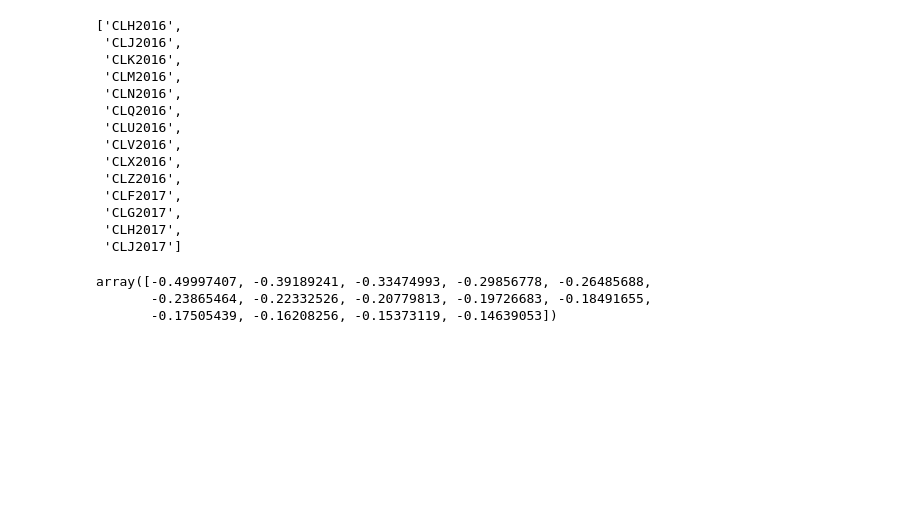
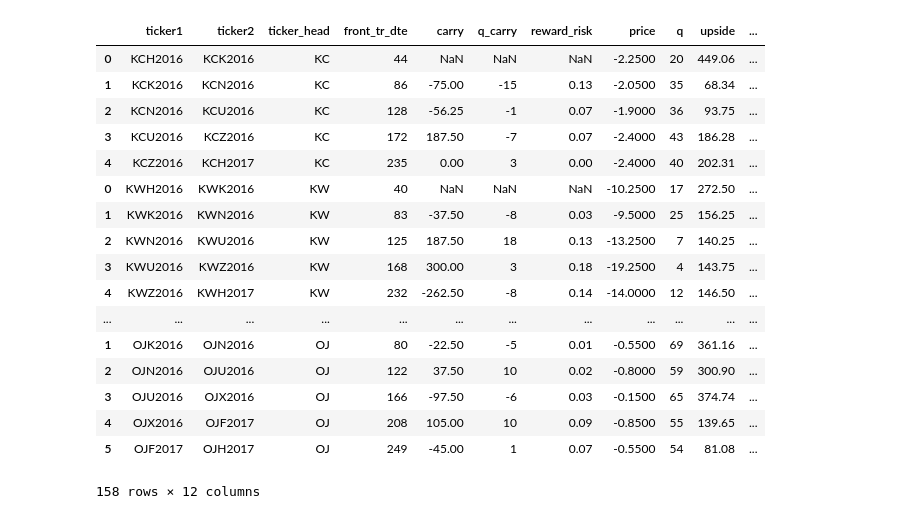
Before and after one commit to d0p34m1n3/repo_barbarossa, a Jupyter notebook: PycharmProjects/quandl/Untitled.ipynb, the cells around one changed output. Saved outputs shown, nothing was run; the diff lists cells and outputs as text; code cells hidden in the pictures; blank space fills up the shorter version.

Commit message:
mlk weekend work includes carry findings

```diff
--- a/PycharmProjects/quandl/Untitled.ipynb
+++ b/PycharmProjects/quandl/Untitled.ipynb
@@ -33,34 +12,0 @@ Name: change5, dtype: float64
-# %%
-import pandas as pd
-wuhu = [rolling_data[x]['close_price']/rolling_data[x+1]['close_price'] for x in range(len(rolling_data)-1)]
-merged_data = pd.concat(wuhu,axis=1)
-yield_data = merged_data.values
-
-wuhu = [rolling_data[x]['change5']-rolling_data[x+1]['change5'] for x in range(len(rolling_data)-1)]
-merged_data = pd.concat(wuhu,axis=1)
-change5_data = merged_data.values
-
-wuhu = [rolling_data[x]['tr_dte'] for x in range(len(rolling_data)-1)]
-merged_data = pd.concat(wuhu,axis=1)
-tr_dte_data = merged_data.values
-
-wuhu = [rolling_data[x]['cont_indx'] for x in range(len(rolling_data)-1)]
-merged_data = pd.concat(wuhu,axis=1)
-cont_indx_data = merged_data.values
-
-[rolling_data[x]['ticker'][-1] for x in range(len(rolling_data)-1)]
-# %% [output]
-['CLH2016',
- 'CLJ2016',
- 'CLK2016',
- 'CLM2016',
- 'CLN2016',
- 'CLQ2016',
- 'CLU2016',
- 'CLV2016',
- 'CLX2016',
- 'CLZ2016',
- 'CLF2017',
- 'CLG2017',
- 'CLH2017',
- 'CLJ2017']
@@ -70,6 +13,27 @@ pca_out = stats.get_pca(data_input=yield_data,n_components=2)
-# %%
-pca_out['loadings'][0]
-# %% [output]
-array([-0.49997407, -0.39189241, -0.33474993, -0.29856778, -0.26485688,
-       -0.23865464, -0.22332526, -0.20779813, -0.19726683, -0.18491655,
-       -0.17505439, -0.16208256, -0.15373119, -0.14639053])
+# %%
+import opportunity_constructs.spread_carry as sc
+import pandas as pd
+
+sc.generate_spread_carry_sheet_4date(report_date=20160114)
+
+
+wuhu
+# %% [output]
+|  | ticker1 | ticker2 | ticker_head | front_tr_dte | carry | q_carry | reward_risk | price | q | upside | ... |
+| 0 | KCH2016 | KCK2016 | KC | 44 | NaN | NaN | NaN | -2.2500 | 20 | 449.06 | ... |
+| 1 | KCK2016 | KCN2016 | KC | 86 | -75.00 | -15 | 0.13 | -2.0500 | 35 | 68.34 | ... |
+| 2 | KCN2016 | KCU2016 | KC | 128 | -56.25 | -1 | 0.07 | -1.9000 | 36 | 93.75 | ... |
+| 3 | KCU2016 | KCZ2016 | KC | 172 | 187.50 | -7 | 0.07 | -2.4000 | 43 | 186.28 | ... |
+| 4 | KCZ2016 | KCH2017 | KC | 235 | 0.00 | 3 | 0.00 | -2.4000 | 40 | 202.31 | ... |
+| 0 | KWH2016 | KWK2016 | KW | 40 | NaN | NaN | NaN | -10.2500 | 17 | 272.50 | ... |
+| 1 | KWK2016 | KWN2016 | KW | 83 | -37.50 | -8 | 0.03 | -9.5000 | 25 | 156.25 | ... |
+| 2 | KWN2016 | KWU2016 | KW | 125 | 187.50 | 18 | 0.13 | -13.2500 | 7 | 140.25 | ... |
+| 3 | KWU2016 | KWZ2016 | KW | 168 | 300.00 | 3 | 0.18 | -19.2500 | 4 | 143.75 | ... |
+| 4 | KWZ2016 | KWH2017 | KW | 232 | -262.50 | -8 | 0.14 | -14.0000 | 12 | 146.50 | ... |
+| ... | ... | ... | ... | ... | ... | ... | ... | ... | ... | ... | ... |
+| 1 | OJK2016 | OJN2016 | OJ | 80 | -22.50 | -5 | 0.01 | -0.5500 | 69 | 361.16 | ... |
+| 2 | OJN2016 | OJU2016 | OJ | 122 | 37.50 | 10 | 0.02 | -0.8000 | 59 | 300.90 | ... |
+| 3 | OJU2016 | OJX2016 | OJ | 166 | -97.50 | -6 | 0.03 | -0.1500 | 65 | 374.74 | ... |
+| 4 | OJX2016 | OJF2017 | OJ | 208 | 105.00 | 10 | 0.09 | -0.8500 | 55 | 139.65 | ... |
+| 5 | OJF2017 | OJH2017 | OJ | 249 | -45.00 | 1 | 0.07 | -0.5500 | 54 | 81.08 | ... |
+158 rows × 12 columns
```
Also changed, not shown: parts of 9 cells of this notebook, 10 other files.
